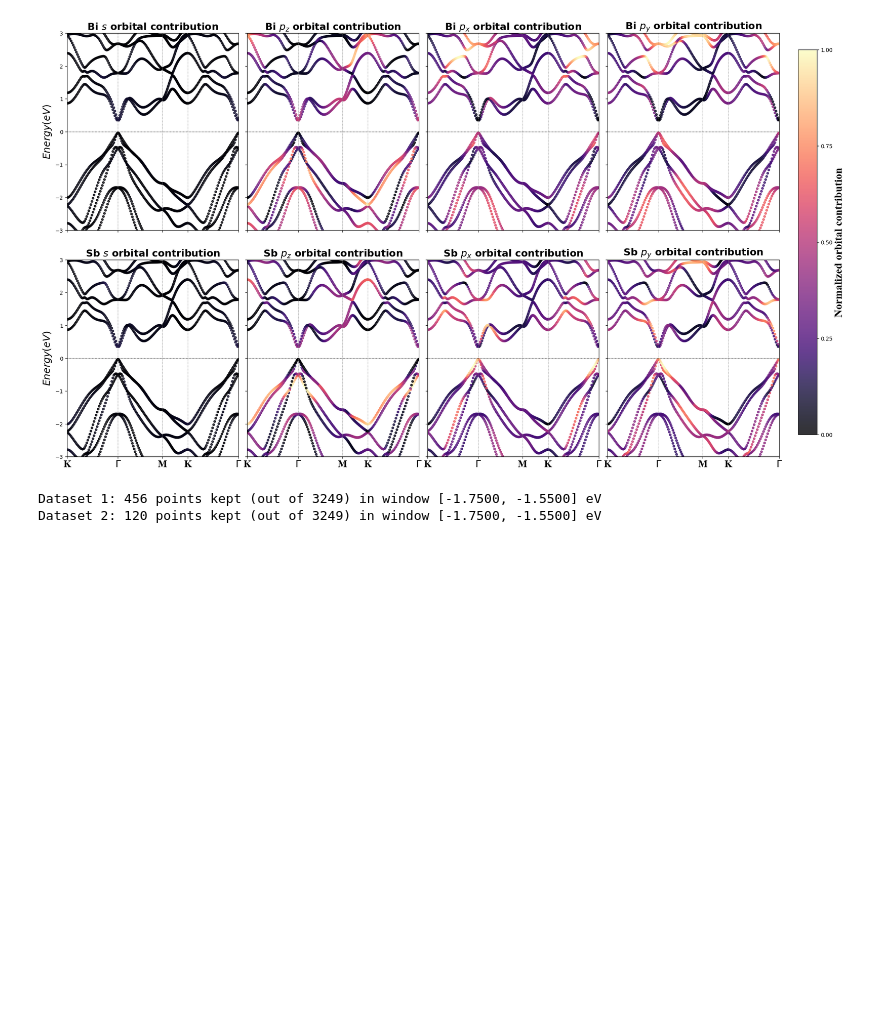
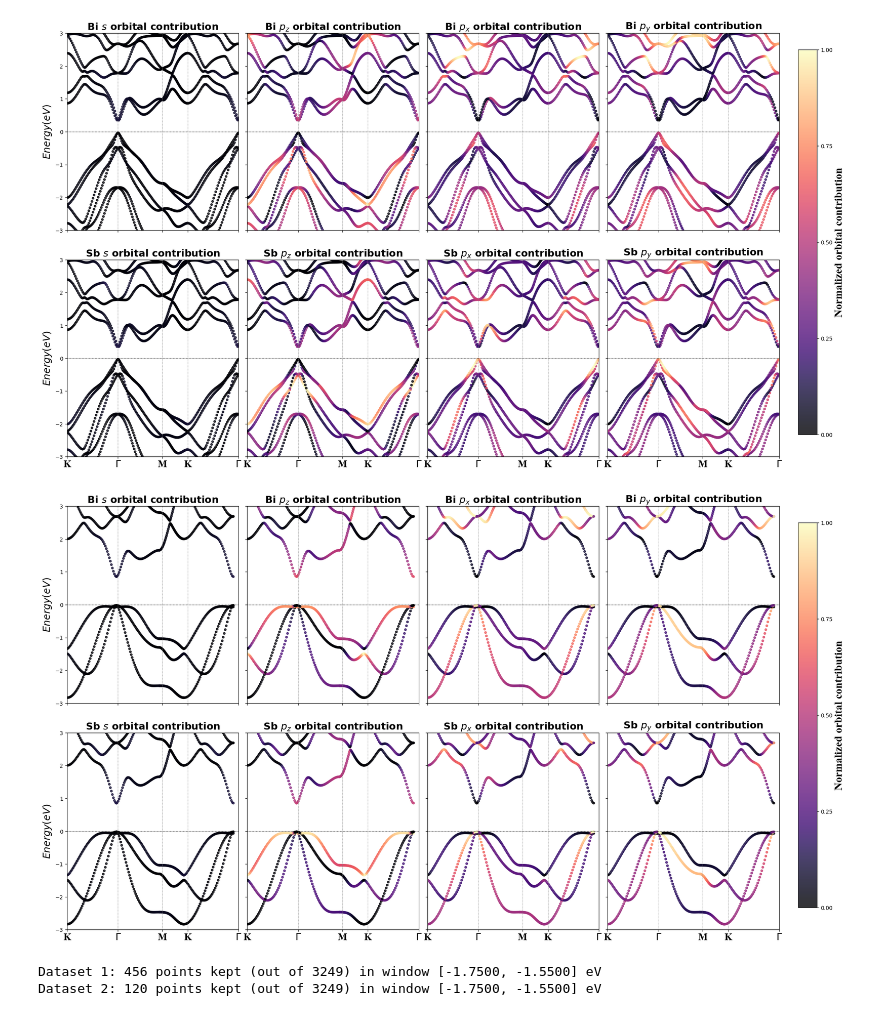
Before and after one commit to Lactuka/Thesis, a Jupyter notebook: bisb-unitcell-bsc/unitcell.ipynb, the cells around one changed output. Cells and saved outputs as stored; diff of their text form; code cells hidden in the pictures; blank space fills up the shorter version.

```diff
--- a/bisb-unitcell-bsc/unitcell.ipynb
+++ b/bisb-unitcell-bsc/unitcell.ipynb
@@ -291,6 +248,85 @@ plt.savefig("orbital_composed_bands.png", dpi=150, bbox_inches="tight")
 plt.show()
 # %% [output]
 [figure]
+# %%
+import numpy as np
+import matplotlib.pyplot as plt
+import pandas as pd
+
+# --- Load data for both atoms ---
+data_bi = pd.read_csv(r"PBAND_Bi.dat", comment='#', delim_whitespace=True, header=None, skiprows=2)
+data_sb = pd.read_csv(r"PBAND_Sb.dat", comment='#', delim_whitespace=True, header=None, skiprows=2)
+
+k = np.array(data_bi[0])
+e = np.array(data_bi[1])
+
+# --- Extract raw values ---
+bi_vals = [data_bi[i].values.astype(float) for i in range(2, 6)]  # s, px, py, pz
+sb_vals = [data_sb[i].values.astype(float) for i in range(2, 6)]
+
+# --- Normalize each orbital INDEPENDENTLY to [0, 1] ---
+def local_norm(arr):
+    return (arr - arr.min()) / (arr.max() - arr.min())
+
+bi_norms = [local_norm(v) for v in bi_vals]
+sb_norms = [local_norm(v) for v in sb_vals]
+
+
+orbitals = [bi_norms[0],bi_norms[2], bi_norms[3], bi_norms[1],
+            sb_norms[0],sb_norms[2], sb_norms[3], sb_norms[1]]
+
+names = ['Bi $s$', 'Bi $p_z$', 'Bi $p_x$', 'Bi $p_y$',
+         'Sb $s$',  'Sb $p_z$', 'Sb $p_x$', 'Sb $p_y$']
+
+cmap     = 'magma'
+
+high_symmetry_points = [0, 0.982, 1.833, 2.324, 3.306]
+high_symmetry_labels = ['K', r'$\Gamma$', 'M', 'K', r'$\Gamma$']
+
+fig, axes = plt.subplots(2, 4, figsize=(24, 14), sharex=True, sharey=True)
+fig.subplots_adjust(right=0.88, hspace=0.15, wspace=0.05)
+axes = axes.flatten()
+
+last_scatter = None
+
+for idx, (orbital, name) in enumerate(zip(orbitals, names)):
+    ax = axes[idx]
+
+    scatter = ax.scatter(
+        k, e,
+        c=orbital,
+        s=15, cmap=cmap, alpha=0.8,
+        vmin=0, vmax=1
+    )
+    last_scatter = scatter
+
+    ax.set_title(f'{name} orbital contribution', fontsize=18, fontweight='bold')
+    ax.set_ylim(-3, 3)
+    ax.set_xlim(min(k), max(k))
+
+    for x in high_symmetry_points:
+        ax.axvline(x=x, color='gray', linestyle='--', lw=0.5)
+    ax.axhline(0, ls='--', lw=0.5, color='black')
+
+    # x-axis tick labels for all rows (since they share x-axis)
+    ax.set_xticks(high_symmetry_points)
+    ax.set_xticklabels(high_symmetry_labels,fontsize=18,fontname="Times New Roman", fontweight="bold")
+
+    # y-axis label only on left column
+    if idx % 4 == 0:
+        ax.set_ylabel(r'$Energy (eV)$',fontsize=18,fontname="Times New Roman")
+
+# --- Single global colorbar on the right ---
+cbar_ax = fig.add_axes([0.90, 0.15, 0.02, 0.7])
+cbar = fig.colorbar(last_scatter, cax=cbar_ax)
+cbar.set_ticks([0, 0.25, 0.5, 0.75, 1.0])
+cbar.set_ticklabels(['0.00', '0.25', '0.50', '0.75', '1.00'])
+cbar.set_label('Normalized orbital contribution',fontsize=20,fontname="Times New Roman", fontweight="bold")
+cbar.ax.tick_params(labelsize=10)
+plt.savefig("orbital_composed_bands.png", dpi=150, bbox_inches="tight")
+plt.show()
+# %% [output]
+[figure, added]
 # %%
 """
 Spin texture plotter for two datasets (e.g., two W-shaped bands above E_F).
```
Also changed, not shown: parts of 2 cells of this notebook, 10 other files.
